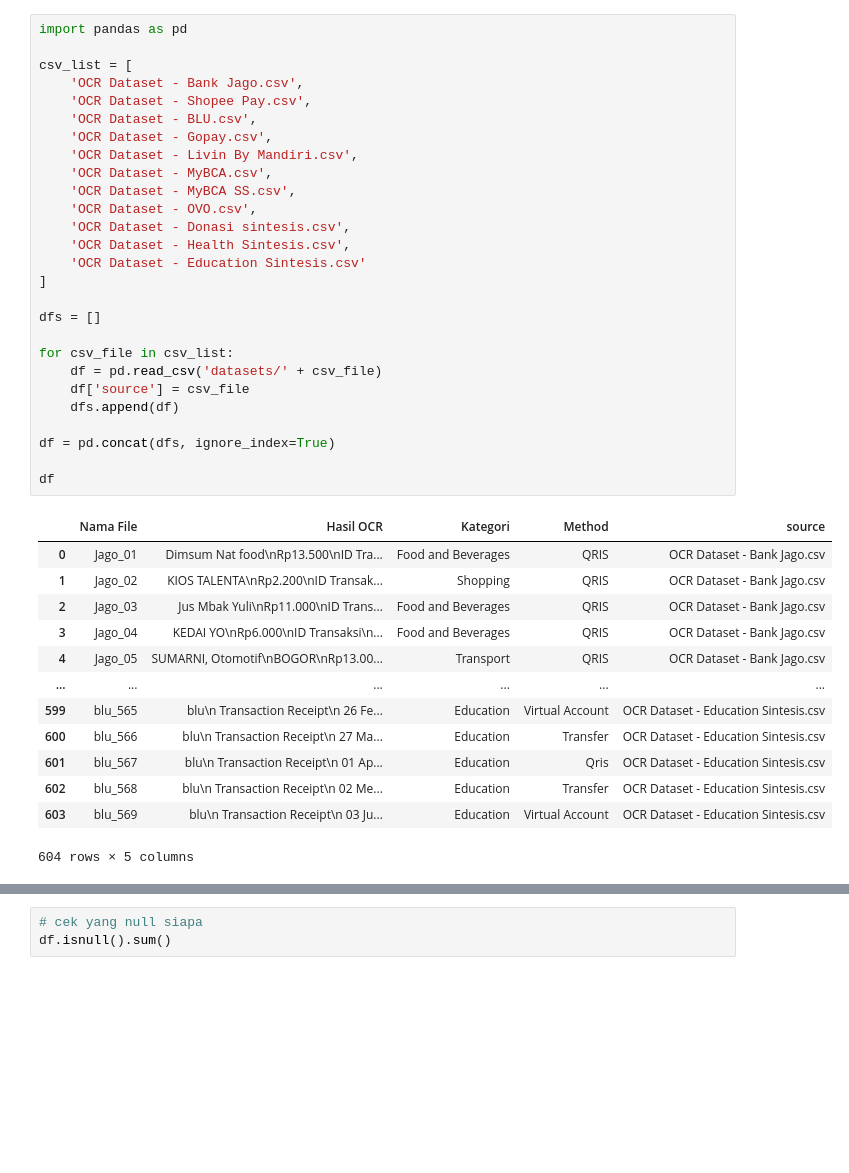
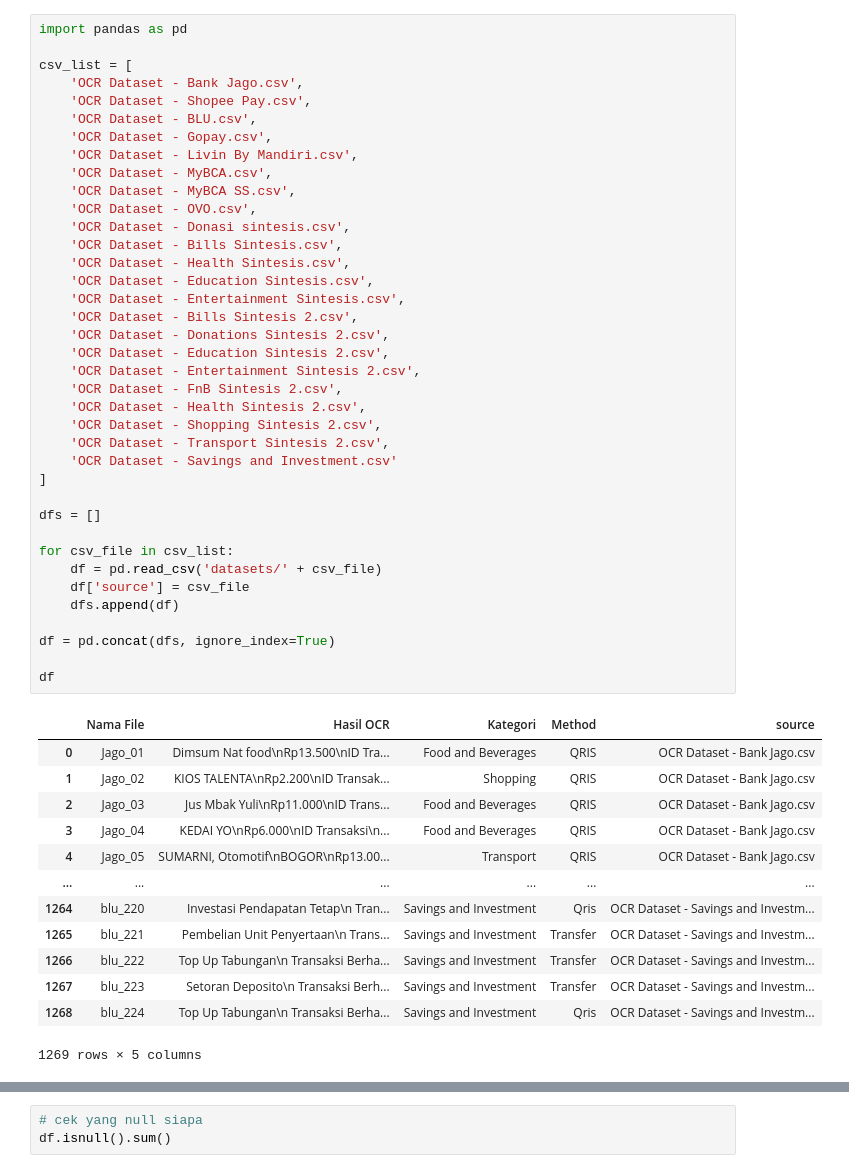
Before and after one commit to kittyofheaven/monkeylimitsML, a Jupyter notebook: category_model_tf_idf.ipynb, the cells around one changed output, grey strips where cells are left out. Saved outputs shown, nothing was run; the diff lists cells and outputs as text; blank space fills up the shorter version.

```diff
--- a/category_model.ipynb
+++ b/category_model_tf_idf.ipynb
@@ -5,40 +5,51 @@ csv_list = [
     'OCR Dataset - Bank Jago.csv',
     'OCR Dataset - Shopee Pay.csv',
     'OCR Dataset - BLU.csv',
     'OCR Dataset - Gopay.csv',
     'OCR Dataset - Livin By Mandiri.csv',
     'OCR Dataset - MyBCA.csv',
     'OCR Dataset - MyBCA SS.csv',
     'OCR Dataset - OVO.csv',
     'OCR Dataset - Donasi sintesis.csv',
+    'OCR Dataset - Bills Sintesis.csv',
     'OCR Dataset - Health Sintesis.csv',
-    'OCR Dataset - Education Sintesis.csv'
+    'OCR Dataset - Education Sintesis.csv',
+    'OCR Dataset - Entertainment Sintesis.csv',
+    'OCR Dataset - Bills Sintesis 2.csv',
+    'OCR Dataset - Donations Sintesis 2.csv',
+    'OCR Dataset - Education Sintesis 2.csv',
+    'OCR Dataset - Entertainment Sintesis 2.csv',
+    'OCR Dataset - FnB Sintesis 2.csv',
+    'OCR Dataset - Health Sintesis 2.csv',
+    'OCR Dataset - Shopping Sintesis 2.csv',
+    'OCR Dataset - Transport Sintesis 2.csv',
+    'OCR Dataset - Savings and Investment.csv'
 ]
 
 dfs = []
 
 for csv_file in csv_list:
     df = pd.read_csv('datasets/' + csv_file)
     df['source'] = csv_file
     dfs.append(df)
 
 df = pd.concat(dfs, ignore_index=True)
 
 df
 # %% [output]
 |  | Nama File | Hasil OCR | Kategori | Method | source |
 | 0 | Jago_01 | Dimsum Nat food\nRp13.500\nID Tra... | Food and Beverages | QRIS | OCR Dataset - Bank Jago.csv |
 | 1 | Jago_02 | KIOS TALENTA\nRp2.200\nID Transak... | Shopping | QRIS | OCR Dataset - Bank Jago.csv |
 | 2 | Jago_03 | Jus Mbak Yuli\nRp11.000\nID Trans... | Food and Beverages | QRIS | OCR Dataset - Bank Jago.csv |
 | 3 | Jago_04 | KEDAI YO\nRp6.000\nID Transaksi\n... | Food and Beverages | QRIS | OCR Dataset - Bank Jago.csv |
 | 4 | Jago_05 | SUMARNI, Otomotif\nBOGOR\nRp13.00... | Transport | QRIS | OCR Dataset - Bank Jago.csv |
 | ... | ... | ... | ... | ... | ... |
-| 599 | blu_565 | blu\n Transaction Receipt\n 26 Fe... | Education | Virtual Account | OCR Dataset - Education Sintesis.csv |
-| 600 | blu_566 | blu\n Transaction Receipt\n 27 Ma... | Education | Transfer | OCR Dataset - Education Sintesis.csv |
-| 601 | blu_567 | blu\n Transaction Receipt\n 01 Ap... | Education | Qris | OCR Dataset - Education Sintesis.csv |
-| 602 | blu_568 | blu\n Transaction Receipt\n 02 Me... | Education | Transfer | OCR Dataset - Education Sintesis.csv |
-| 603 | blu_569 | blu\n Transaction Receipt\n 03 Ju... | Education | Virtual Account | OCR Dataset - Education Sintesis.csv |
+| 1264 | blu_220 | Investasi Pendapatan Tetap\n Tran... | Savings and Investment | Qris | OCR Dataset - Savings and Investm... |
+| 1265 | blu_221 | Pembelian Unit Penyertaan\n Trans... | Savings and Investment | Transfer | OCR Dataset - Savings and Investm... |
+| 1266 | blu_222 | Top Up Tabungan\n Transaksi Berha... | Savings and Investment | Transfer | OCR Dataset - Savings and Investm... |
+| 1267 | blu_223 | Setoran Deposito\n Transaksi Berh... | Savings and Investment | Transfer | OCR Dataset - Savings and Investm... |
+| 1268 | blu_224 | Top Up Tabungan\n Transaksi Berha... | Savings and Investment | Qris | OCR Dataset - Savings and Investm... |
-604 rows × 5 columns
+1269 rows × 5 columns
 # %%
 df.info()
 # %% [output]
```
Also changed, not shown: parts of 20 cells of this notebook, 57 other files.
